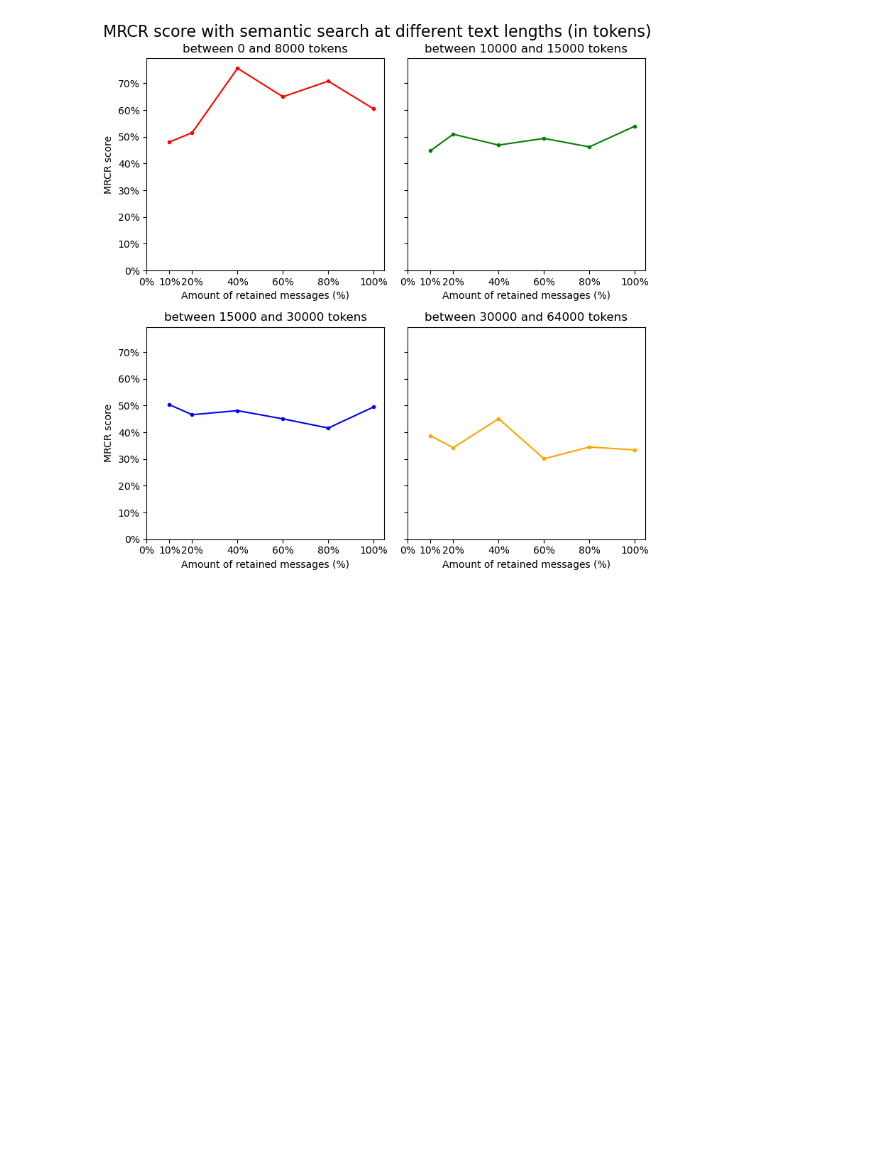
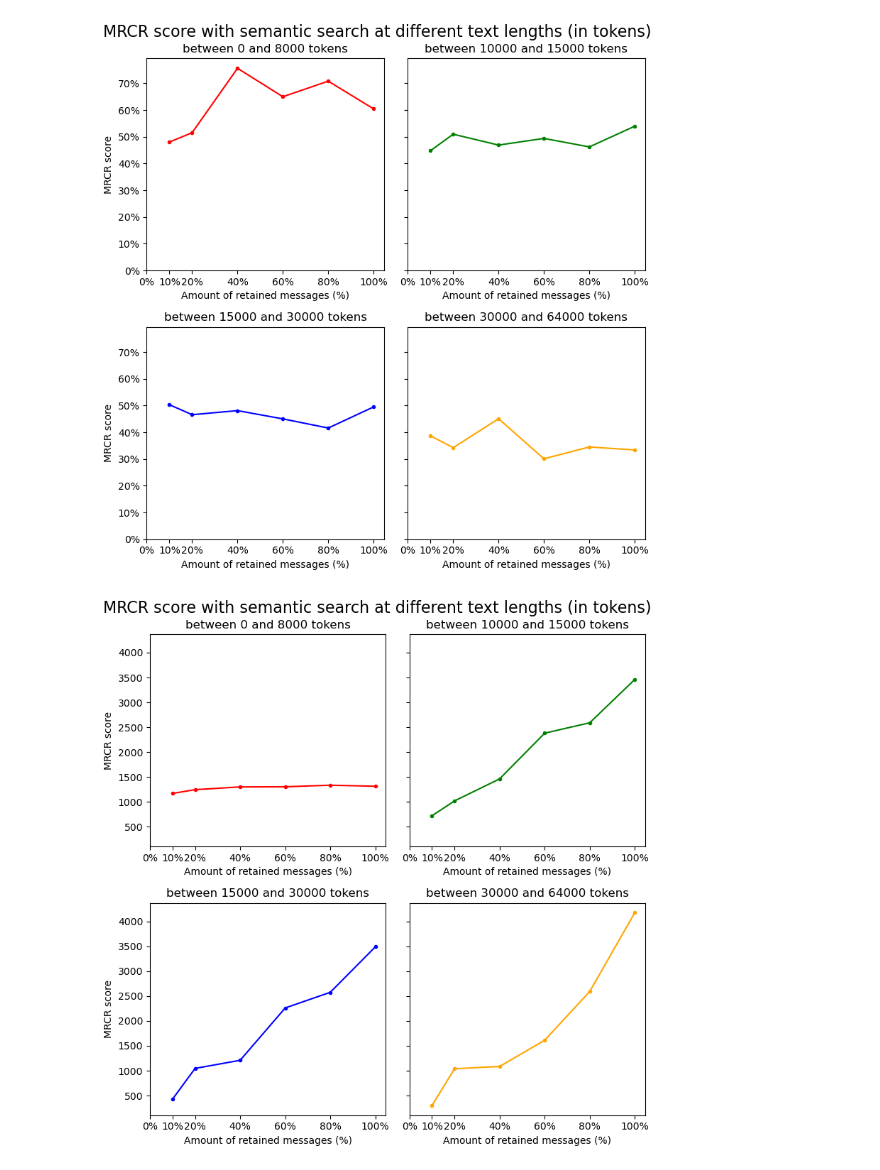
Before and after one commit to Q42/green.ai, a Jupyter notebook: results/graphs/chat_history_search.ipynb, the cells around one changed output. Saved outputs shown, nothing was run; the diff lists cells and outputs as text; code cells hidden in the pictures; blank space fills up the shorter version.

Commit message:
update graphs

```diff
--- a/results/graphs/chat_history_search.ipynb
+++ b/results/graphs/chat_history_search.ipynb
@@ -179,6 +179,8 @@ y_max = float('-inf')
 for i, test_name in enumerate(test_names):
     # Filter data for this test
     test_data = mrcr[mrcr['config.info.max_tokens'] == test_name].copy()
+    test_data = test_data[test_data['test_name'] == "semantic_search"]
+
 
     # Since sensitivity is the index, we need to handle duplicates at the index level
     # For each sensitivity value, keep only the most recent entry
@@ -243,3 +245,74 @@ plt.subplots_adjust(top=0.92)  # Make room for the subtitle
 plt.show()
 # %% [output]
 [figure]
+# %%
+import numpy as np
+from matplotlib import pyplot as plt
+
+# Create a figure with 4 subplots arranged in a 2x2 grid
+fig, axes = plt.subplots(2, 2, figsize=(8, 8), sharey=True)
+# Flatten the 2D array of axes for easier indexing
+axes = axes.flatten()
+
+# Get unique test names and sort them numerically
+test_names = sorted(mrcr['config.info.max_tokens'].unique(), key=float)
+min_names = sorted(mrcr['config.info.min_tokens'].unique(), key=float)
+
+colors = ['red', 'green', 'blue', 'orange']  # Reordered to match the sorted test names
+y_max = float('-inf')
+
+# Plot each test in its own subplot
+for i, test_name in enumerate(test_names):
+    # Filter data for this test
+    test_data = mrcr[mrcr['config.info.max_tokens'] == test_name].copy()
+    test_data = test_data[test_data['test_name'] == "semantic_search"]
+    test_data["gpu_energy.req"] = test_data["gpu_energy.joules"] / test_data["config.info.length_1"]
+
+    # Since sensitivity is the index, we need to handle duplicates at the index level
+    # For each sensitivity value, keep only the most recent entry
+    # Reset index to make sensitivity a column, then drop duplicates, then set index back
+    test_data = test_data.reset_index()
+    test_data = test_data.drop_duplicates(subset='sensitivity', keep='last')
+    test_data = test_data.set_index('sensitivity')
+
+    # Sort by index to ensure proper line connection
+    test_data = test_data.sort_index()
+
+    y_max = max(y_max, test_data['score'].max())
+
+    # Plot on the corresponding axis
+    test_data.plot(
+        y='gpu_energy.req',
+        ax=axes[i],
+        style='.-',
+        color=colors[i],
+        legend=False
+    )
+
+    # Set x-ticks and labels
+    x = [0, 0.1, 0.2, 0.4, 0.6, 0.8, 1]
+    axes[i].set_xticks(x)
+    axes[i].set_xticklabels([f'{int(val * 100)}%' for val in x])
+
+    y_ticks = axes[i].get_yticks()
+    # Set title for each subplot
+    axes[i].set_title(f'between {int(min_names[i])} and {int(test_name)} tokens')
+
+    # Set x-label
+    axes[i].set_xlabel('Amount of retained messages (%)')
+
+
+# Set y-labels for the left subplots
+axes[0].set_ylabel('MRCR score')
+axes[2].set_ylabel('MRCR score')
+
+# Add a main title for the entire figure
+fig.suptitle('MRCR score with semantic search at different text lengths (in tokens)', fontsize=16)
+
+# Adjust layout
+plt.tight_layout()
+plt.subplots_adjust(top=0.92)  # Make room for the subtitle
+
+plt.show()
+# %% [output]
+[figure, added]
```
Also changed, not shown: parts of 2 cells of this notebook, 3 other files.
